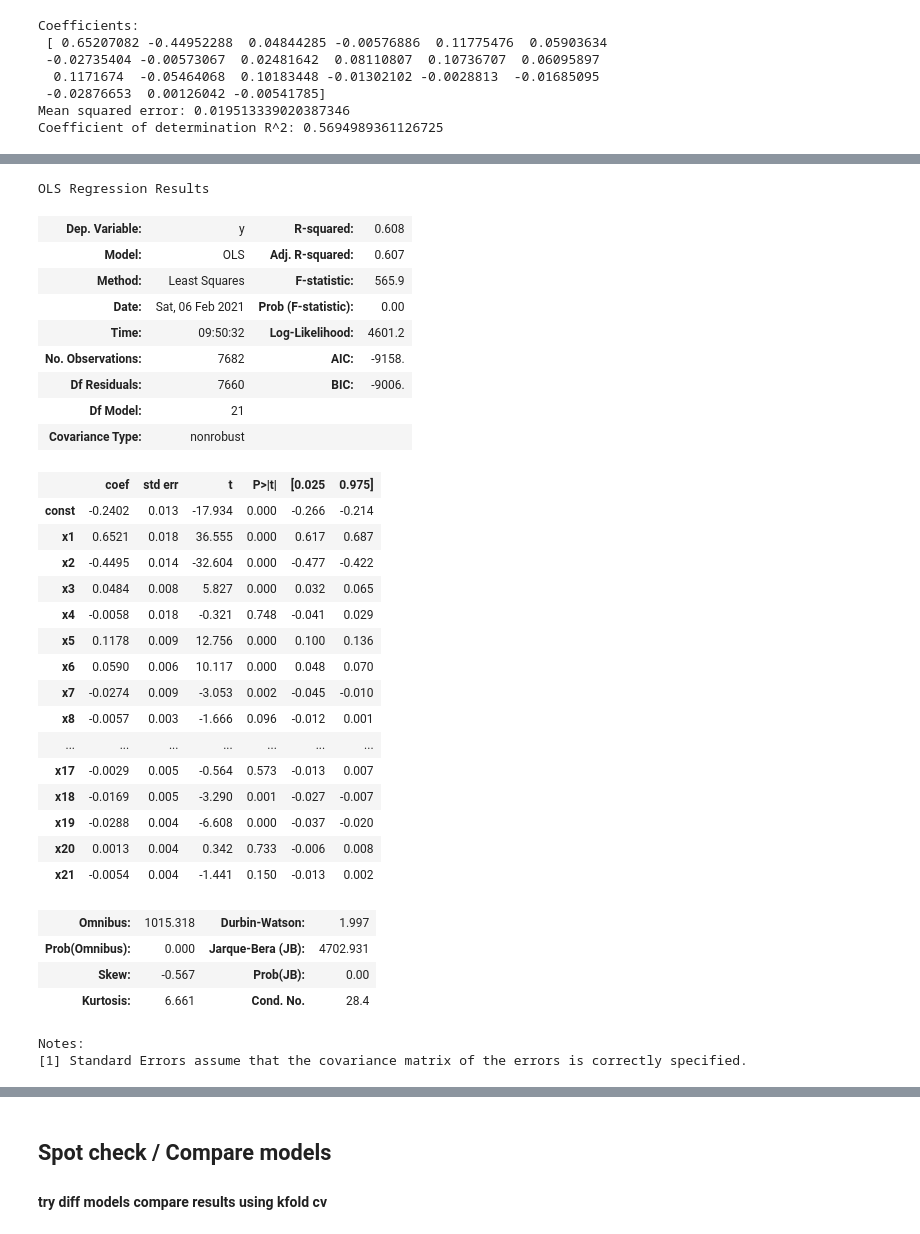
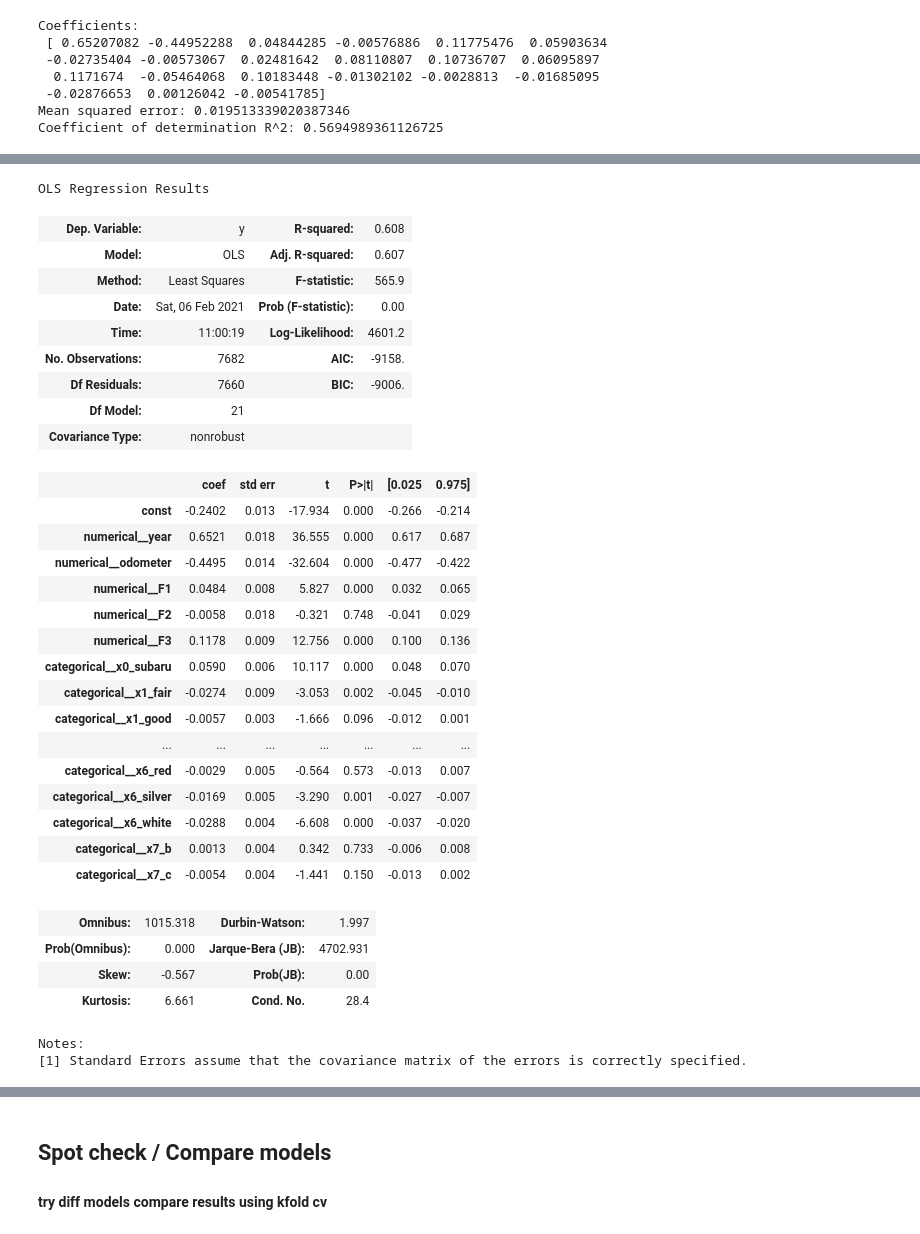
Before and after one commit to EricaXia/spr_2021, a Jupyter notebook: dsci552/problem_sets/ps_1.ipynb, the cells around one changed output, grey strips where cells are left out. Saved outputs shown, nothing was run; the diff lists cells and outputs as text; code cells hidden in the pictures.

```diff
--- a/dsci552/problem_sets/ps_1.ipynb
+++ b/dsci552/problem_sets/ps_1.ipynb
@@ -252,3 +290,6 @@ Coefficients:
  -0.02876653  0.00126042 -0.00541785]
 Mean squared error: 0.019513339020387346
 Coefficient of determination R^2: 0.5694989361126725
+# %%
+X_train_df = pd.DataFrame(X_train, columns=feature_names[1:])
+X_train_df.head()
@@ -255,35 +304,35 @@ Coefficient of determination R^2: 0.5694989361126725
 # %%
 ## Linear Reg Model - TEST (use sm)
-X0_train = sm.add_constant(X_train)
+X0_train = sm.add_constant(X_train_df)
 model = sm.OLS(y_train, X0_train).fit()
 model.summary()
 # %% [output]
 OLS Regression Results
 | Dep. Variable: | y | R-squared: | 0.608 |
 | Model: | OLS | Adj. R-squared: | 0.607 |
 | Method: | Least Squares | F-statistic: | 565.9 |
 | Date: | Sat, 06 Feb 2021 | Prob (F-statistic): | 0.00 |
-| Time: | 09:50:32 | Log-Likelihood: | 4601.2 |
+| Time: | 11:00:19 | Log-Likelihood: | 4601.2 |
 | No. Observations: | 7682 | AIC: | -9158. |
 | Df Residuals: | 7660 | BIC: | -9006. |
 | Df Model: | 21 |  |  |
 | Covariance Type: | nonrobust |  |  |
 |  | coef | std err | t | P>|t| | [0.025 | 0.975] |
 | const | -0.2402 | 0.013 | -17.934 | 0.000 | -0.266 | -0.214 |
-| x1 | 0.6521 | 0.018 | 36.555 | 0.000 | 0.617 | 0.687 |
-| x2 | -0.4495 | 0.014 | -32.604 | 0.000 | -0.477 | -0.422 |
-| x3 | 0.0484 | 0.008 | 5.827 | 0.000 | 0.032 | 0.065 |
-| x4 | -0.0058 | 0.018 | -0.321 | 0.748 | -0.041 | 0.029 |
-| x5 | 0.1178 | 0.009 | 12.756 | 0.000 | 0.100 | 0.136 |
-| x6 | 0.0590 | 0.006 | 10.117 | 0.000 | 0.048 | 0.070 |
-| x7 | -0.0274 | 0.009 | -3.053 | 0.002 | -0.045 | -0.010 |
-| x8 | -0.0057 | 0.003 | -1.666 | 0.096 | -0.012 | 0.001 |
+| numerical__year | 0.6521 | 0.018 | 36.555 | 0.000 | 0.617 | 0.687 |
+| numerical__odometer | -0.4495 | 0.014 | -32.604 | 0.000 | -0.477 | -0.422 |
+| numerical__F1 | 0.0484 | 0.008 | 5.827 | 0.000 | 0.032 | 0.065 |
+| numerical__F2 | -0.0058 | 0.018 | -0.321 | 0.748 | -0.041 | 0.029 |
+| numerical__F3 | 0.1178 | 0.009 | 12.756 | 0.000 | 0.100 | 0.136 |
+| categorical__x0_subaru | 0.0590 | 0.006 | 10.117 | 0.000 | 0.048 | 0.070 |
+| categorical__x1_fair | -0.0274 | 0.009 | -3.053 | 0.002 | -0.045 | -0.010 |
+| categorical__x1_good | -0.0057 | 0.003 | -1.666 | 0.096 | -0.012 | 0.001 |
 | ... | ... | ... | ... | ... | ... | ... |
-| x17 | -0.0029 | 0.005 | -0.564 | 0.573 | -0.013 | 0.007 |
-| x18 | -0.0169 | 0.005 | -3.290 | 0.001 | -0.027 | -0.007 |
-| x19 | -0.0288 | 0.004 | -6.608 | 0.000 | -0.037 | -0.020 |
-| x20 | 0.0013 | 0.004 | 0.342 | 0.733 | -0.006 | 0.008 |
-| x21 | -0.0054 | 0.004 | -1.441 | 0.150 | -0.013 | 0.002 |
+| categorical__x6_red | -0.0029 | 0.005 | -0.564 | 0.573 | -0.013 | 0.007 |
+| categorical__x6_silver | -0.0169 | 0.005 | -3.290 | 0.001 | -0.027 | -0.007 |
+| categorical__x6_white | -0.0288 | 0.004 | -6.608 | 0.000 | -0.037 | -0.020 |
+| categorical__x7_b | 0.0013 | 0.004 | 0.342 | 0.733 | -0.006 | 0.008 |
+| categorical__x7_c | -0.0054 | 0.004 | -1.441 | 0.150 | -0.013 | 0.002 |
 | Omnibus: | 1015.318 | Durbin-Watson: | 1.997 |
 | Prob(Omnibus): | 0.000 | Jarque-Bera (JB): | 4702.931 |
 | Skew: | -0.567 | Prob(JB): | 0.00 |
```
Also changed, not shown: parts of 19 cells of this notebook, 7 other files.
